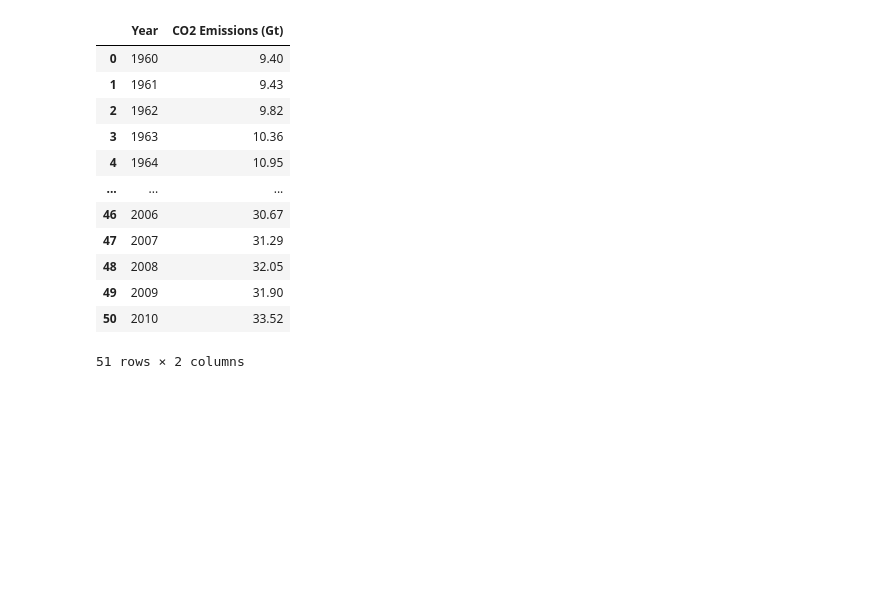
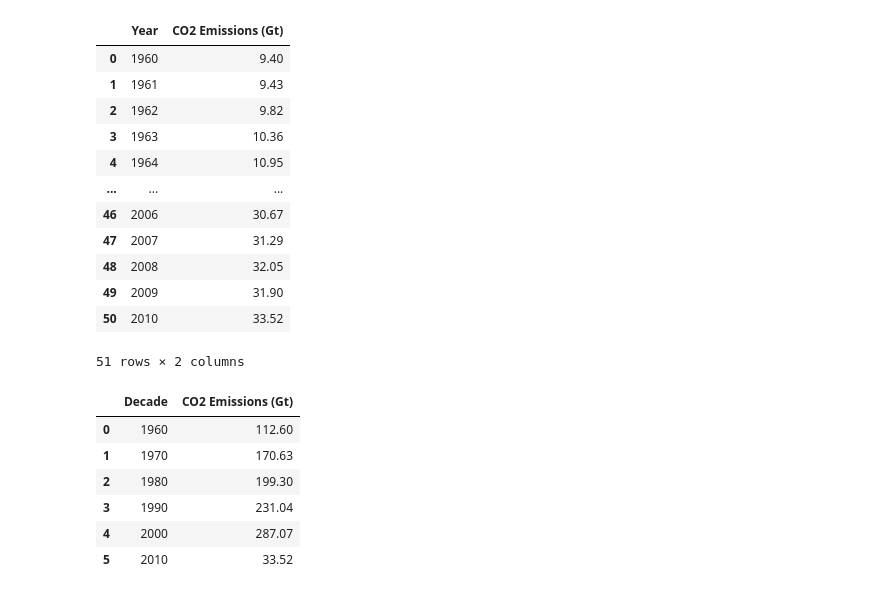
Before and after one commit to sanaullah525/Global-CO2-Emissions-Data-Analysis-Project, a Jupyter notebook: datapr.ipynb, the cells around one changed output. Cells and saved outputs as stored; diff of their text form; code cells hidden in the pictures; blank space fills up the shorter version.

Commit message:
Creating decade column and grouping data by dedcade.

```diff
--- a/datapr.ipynb
+++ b/datapr.ipynb
@@ -431,3 +431,19 @@ long_df
 | 49 | 2009 | 31.90 |
 | 50 | 2010 | 33.52 |
 51 rows × 2 columns
+# %%
+# Create decade column
+long_df['Decade'] = (long_df['Year'] // 10) * 10
+
+# Groupby decade
+decade_df = long_df.groupby('Decade')['CO2 Emissions (Gt)'].sum().reset_index()
+
+decade_df
+# %% [output]
+|  | Decade | CO2 Emissions (Gt) |
+| 0 | 1960 | 112.60 |
+| 1 | 1970 | 170.63 |
+| 2 | 1980 | 199.30 |
+| 3 | 1990 | 231.04 |
+| 4 | 2000 | 287.07 |
+| 5 | 2010 | 33.52 |
```
